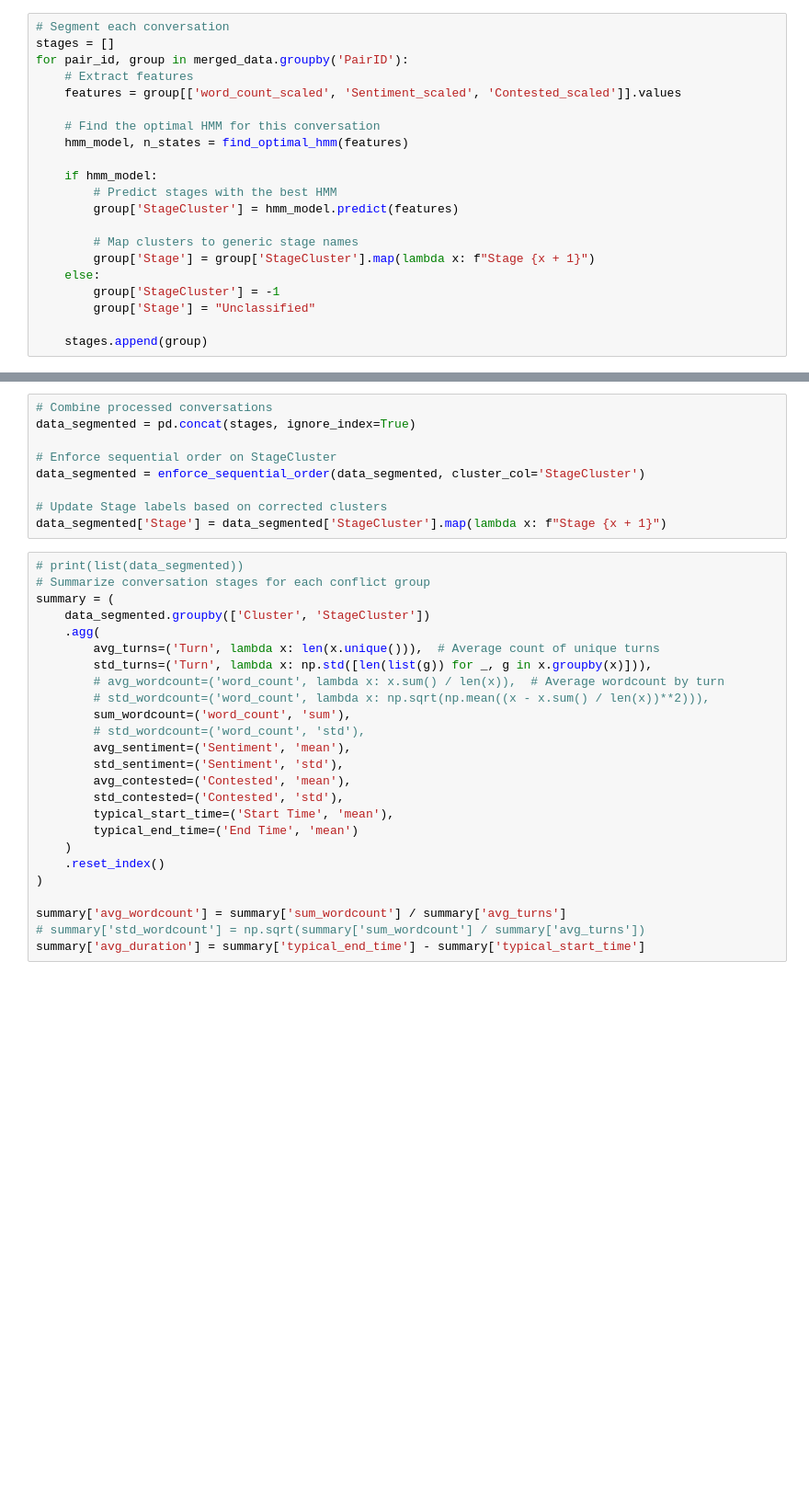
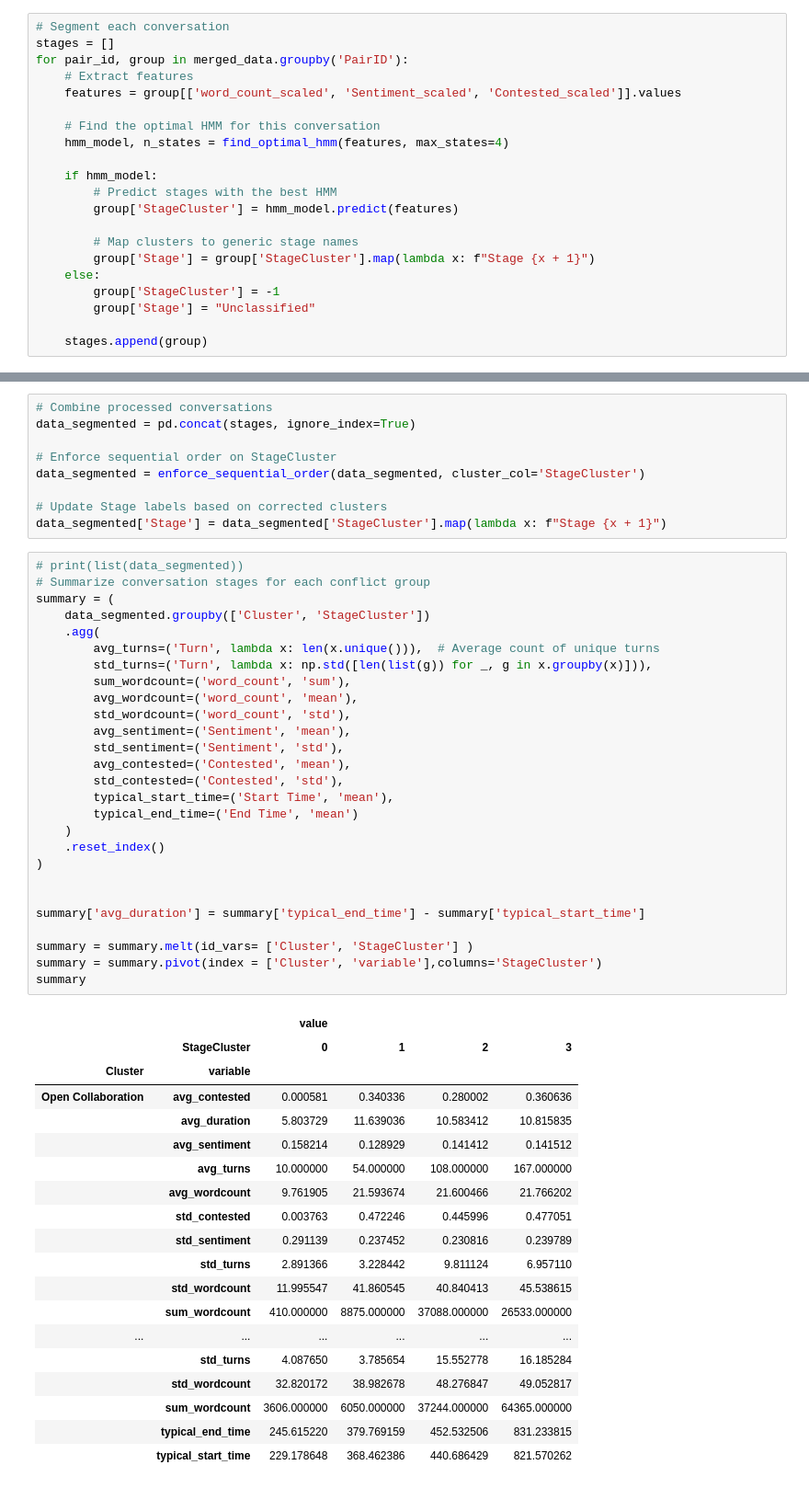
Before and after one commit to bbevis/Con2vec, a Jupyter notebook: Python/EDA_convo_clusters.ipynb, the cells around one changed output, grey strips where cells are left out. Shown at 92% size. Saved outputs shown, nothing was run; the diff lists cells and outputs as text; blank space fills up the shorter version.

```diff
--- a/Python/EDA_convo_clusters.ipynb
+++ b/Python/EDA_convo_clusters.ipynb
@@ -501,7 +638,7 @@ for pair_id, group in merged_data.groupby('PairID'):
     features = group[['word_count_scaled', 'Sentiment_scaled', 'Contested_scaled']].values
 
     # Find the optimal HMM for this conversation
-    hmm_model, n_states = find_optimal_hmm(features)
+    hmm_model, n_states = find_optimal_hmm(features, max_states=4)
 
     if hmm_model:
         # Predict stages with the best HMM
@@ -526,28 +681,50 @@ data_segmented['Stage'] = data_segmented['StageCluster'].map(lambda x: f"Stage {
 # %%
 # print(list(data_segmented))
 # Summarize conversation stages for each conflict group
 summary = (
     data_segmented.groupby(['Cluster', 'StageCluster'])
     .agg(
         avg_turns=('Turn', lambda x: len(x.unique())),  # Average count of unique turns
         std_turns=('Turn', lambda x: np.std([len(list(g)) for _, g in x.groupby(x)])),
-        # avg_wordcount=('word_count', lambda x: x.sum() / len(x)),  # Average wordcount by turn
-        # std_wordcount=('word_count', lambda x: np.sqrt(np.mean((x - x.sum() / len(x))**2))),
         sum_wordcount=('word_count', 'sum'),
-        # std_wordcount=('word_count', 'std'),
+        avg_wordcount=('word_count', 'mean'),
+        std_wordcount=('word_count', 'std'),
         avg_sentiment=('Sentiment', 'mean'),
         std_sentiment=('Sentiment', 'std'),
         avg_contested=('Contested', 'mean'),
         std_contested=('Contested', 'std'),
         typical_start_time=('Start Time', 'mean'),
         typical_end_time=('End Time', 'mean')
     )
     .reset_index()
 )
 
-summary['avg_wordcount'] = summary['sum_wordcount'] / summary['avg_turns']
-# summary['std_wordcount'] = np.sqrt(summary['sum_wordcount'] / summary['avg_turns'])
+
 summary['avg_duration'] = summary['typical_end_time'] - summary['typical_start_time']
+
+summary = summary.melt(id_vars= ['Cluster', 'StageCluster'] )
+summary = summary.pivot(index = ['Cluster', 'variable'],columns='StageCluster')
+summary
+# %% [output]
+|  |  | value |  |  |  |
+|  | StageCluster | 0 | 1 | 2 | 3 |
+| Cluster | variable |  |  |  |  |
+| Open Collaboration | avg_contested | 0.000581 | 0.340336 | 0.280002 | 0.360636 |
+|  | avg_duration | 5.803729 | 11.639036 | 10.583412 | 10.815835 |
+|  | avg_sentiment | 0.158214 | 0.128929 | 0.141412 | 0.141512 |
+|  | avg_turns | 10.000000 | 54.000000 | 108.000000 | 167.000000 |
+|  | avg_wordcount | 9.761905 | 21.593674 | 21.600466 | 21.766202 |
+|  | std_contested | 0.003763 | 0.472246 | 0.445996 | 0.477051 |
+|  | std_sentiment | 0.291139 | 0.237452 | 0.230816 | 0.239789 |
+|  | std_turns | 2.891366 | 3.228442 | 9.811124 | 6.957110 |
+|  | std_wordcount | 11.995547 | 41.860545 | 40.840413 | 45.538615 |
+|  | sum_wordcount | 410.000000 | 8875.000000 | 37088.000000 | 26533.000000 |
+| ... | ... | ... | ... | ... | ... |
+|  | std_turns | 4.087650 | 3.785654 | 15.552778 | 16.185284 |
+|  | std_wordcount | 32.820172 | 38.982678 | 48.276847 | 49.052817 |
+|  | sum_wordcount | 3606.000000 | 6050.000000 | 37244.000000 | 64365.000000 |
+|  | typical_end_time | 245.615220 | 379.769159 | 452.532506 | 831.233815 |
+|  | typical_start_time | 229.178648 | 368.462386 | 440.686429 | 821.570262 |
 # %%
 # Save the summary
 data_segmented.to_csv("./Output/Clustering/Segmented_Conversations_With_Conflicts.csv", index=False)
```
Also changed, not shown: parts of 8 cells of this notebook, 6 other files.
